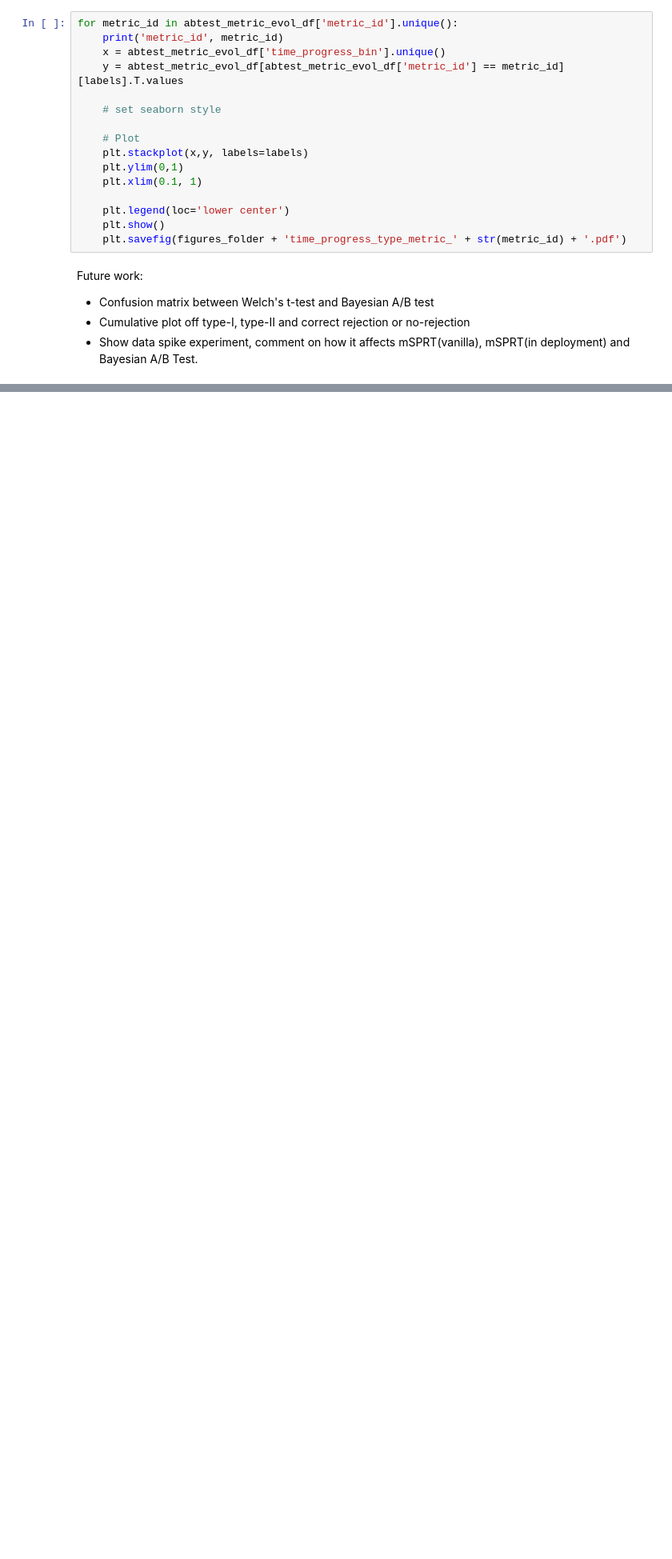
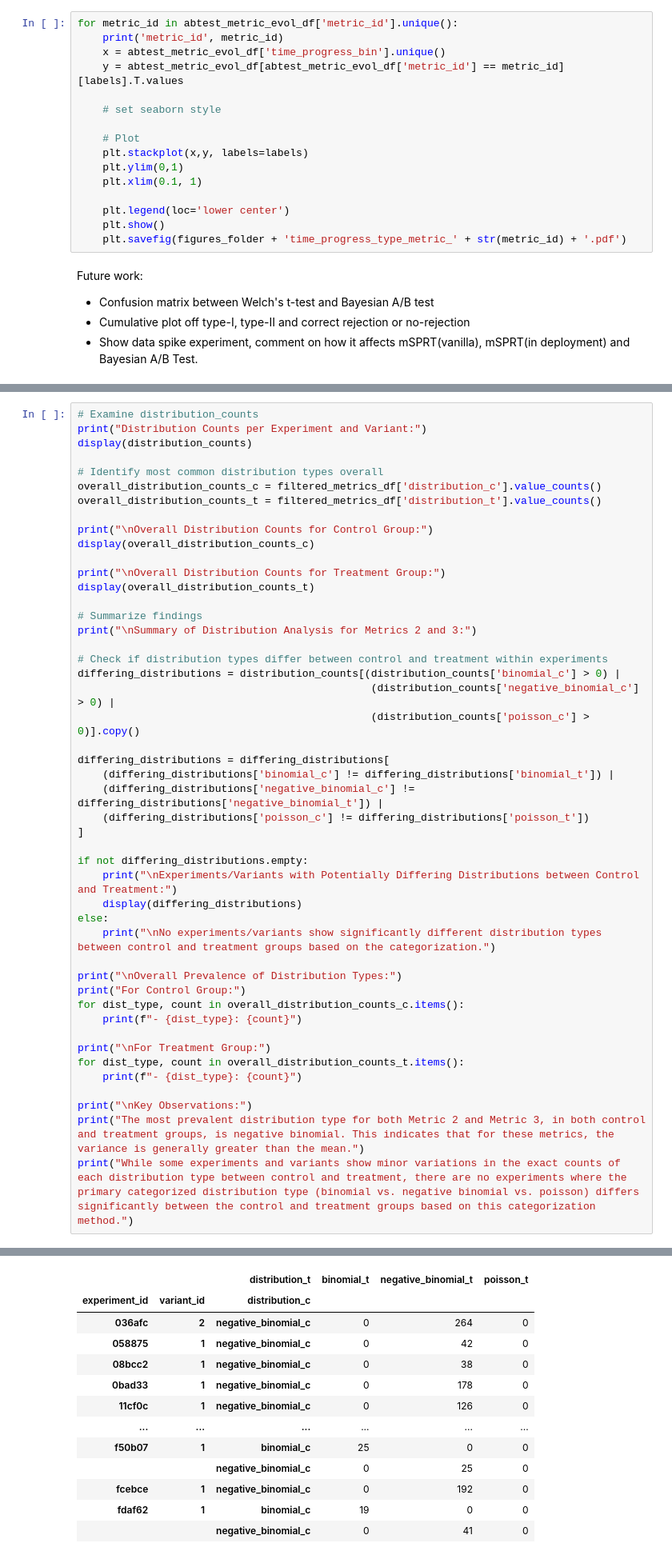
Before and after one commit to madanmohan-venkatesan/notebooks, a Jupyter notebook: oce-dataset.ipynb, the cells around one changed output, grey strips where cells are left out. Shown at 80% size. Drawn from its saved outputs; the diff is of its cells as text; blank space fills up the shorter version.

```diff
--- a/oce-dataset.ipynb
+++ b/oce-dataset.ipynb
@@ -700,0 +870,48 @@ Future work:
+# %%
+# Examine distribution_counts
+print("Distribution Counts per Experiment and Variant:")
+display(distribution_counts)
+
+# Identify most common distribution types overall
+overall_distribution_counts_c = filtered_metrics_df['distribution_c'].value_counts()
+overall_distribution_counts_t = filtered_metrics_df['distribution_t'].value_counts()
+
+print("\nOverall Distribution Counts for Control Group:")
+display(overall_distribution_counts_c)
+
+print("\nOverall Distribution Counts for Treatment Group:")
+display(overall_distribution_counts_t)
+
+# Summarize findings
+print("\nSummary of Distribution Analysis for Metrics 2 and 3:")
+
+# Check if distribution types differ between control and treatment within experiments
+differing_distributions = distribution_counts[(distribution_counts['binomial_c'] > 0) |
+                                               (distribution_counts['negative_binomial_c'] > 0) |
+                                               (distribution_counts['poisson_c'] > 0)].copy()
+
+differing_distributions = differing_distributions[
+    (differing_distributions['binomial_c'] != differing_distributions['binomial_t']) |
+    (differing_distributions['negative_binomial_c'] != differing_distributions['negative_binomial_t']) |
+    (differing_distributions['poisson_c'] != differing_distributions['poisson_t'])
+]
+
+if not differing_distributions.empty:
+    print("\nExperiments/Variants with Potentially Differing Distributions between Control and Treatment:")
+    display(differing_distributions)
+else:
+    print("\nNo experiments/variants show significantly different distribution types between control and treatment groups based on the categorization.")
+
+print("\nOverall Prevalence of Distribution Types:")
+print("For Control Group:")
+for dist_type, count in overall_distribution_counts_c.items():
+    print(f"- {dist_type}: {count}")
+
+print("\nFor Treatment Group:")
+for dist_type, count in overall_distribution_counts_t.items():
+    print(f"- {dist_type}: {count}")
+
+print("\nKey Observations:")
+print("The most prevalent distribution type for both Metric 2 and Metric 3, in both control and treatment groups, is negative binomial. This indicates that for these metrics, the variance is generally greater than the mean.")
+print("While some experiments and variants show minor variations in the exact counts of each distribution type between control and treatment, there are no experiments where the primary categorized distribution type (binomial vs. negative binomial vs. poisson) differs significantly between the control and treatment groups based on this categorization method.")
+# %% [output]
@@ -700,0 +919,13 @@ Future work:
+|  |  | distribution_t | binomial_t | negative_binomial_t | poisson_t |
+| experiment_id | variant_id | distribution_c |  |  |  |
+| 036afc | 2 | negative_binomial_c | 0 | 264 | 0 |
+| 058875 | 1 | negative_binomial_c | 0 | 42 | 0 |
+| 08bcc2 | 1 | negative_binomial_c | 0 | 38 | 0 |
+| 0bad33 | 1 | negative_binomial_c | 0 | 178 | 0 |
+| 11cf0c | 1 | negative_binomial_c | 0 | 126 | 0 |
+| ... | ... | ... | ... | ... | ... |
+| f50b07 | 1 | binomial_c | 25 | 0 | 0 |
+|  |  | negative_binomial_c | 0 | 25 | 0 |
+| fcebce | 1 | negative_binomial_c | 0 | 192 | 0 |
+| fdaf62 | 1 | binomial_c | 19 | 0 | 0 |
+|  |  | negative_binomial_c | 0 | 41 | 0 |
```
Also changed, not shown: parts of 25 cells of this notebook.
